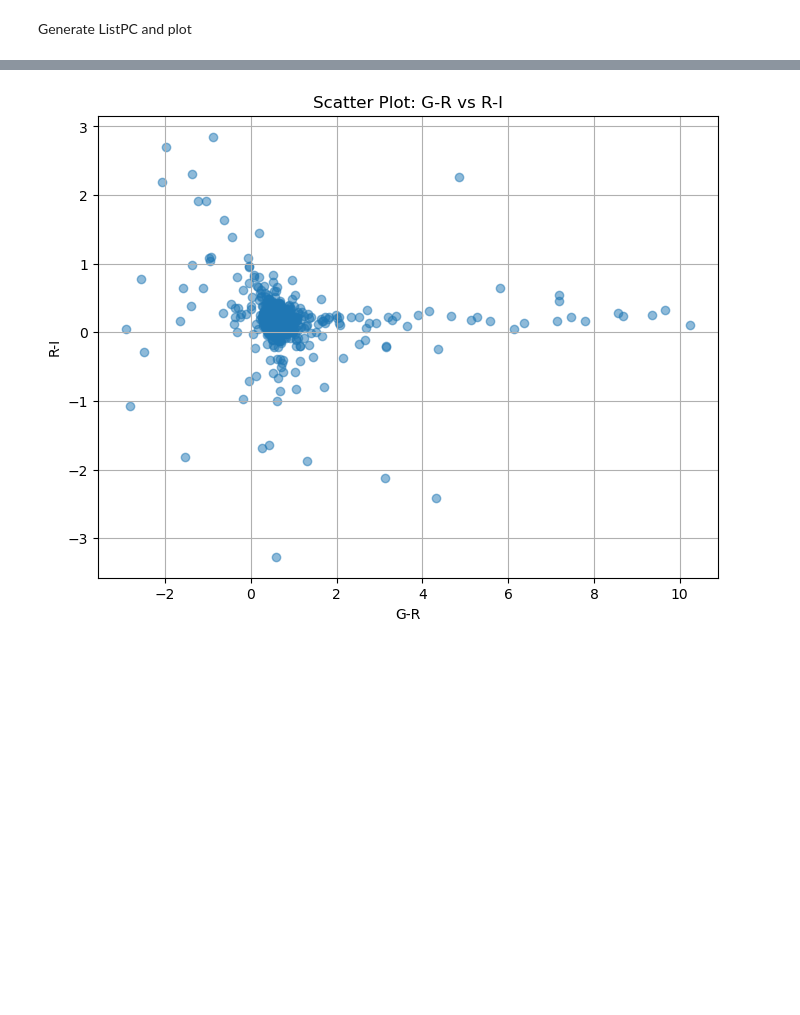
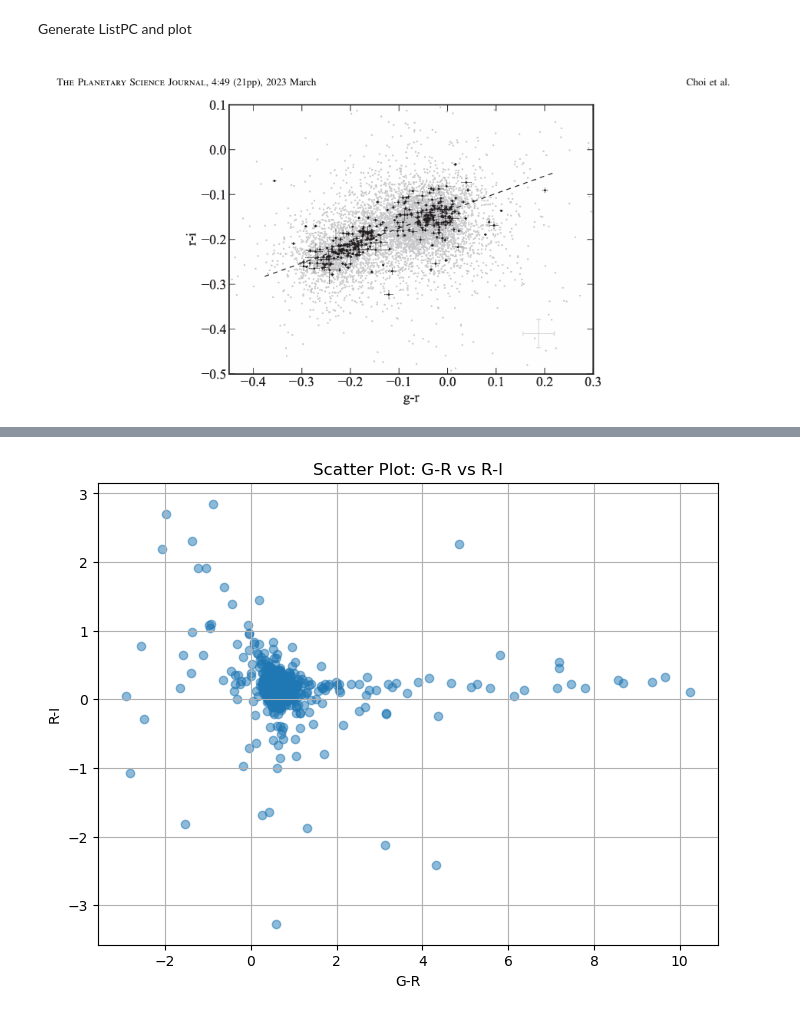
Before and after one commit to dragoljubperisic/MLexp, a Jupyter notebook: master/MasterVER009.ipynb, the cells around one changed output, grey strips where cells are left out. Drawn from its saved outputs; the diff is of its cells as text; code cells hidden in the pictures; blank space fills up the shorter version.

```diff
--- a/master/MasterVER009.ipynb
+++ b/master/MasterVER009.ipynb
@@ -243,3 +243,11 @@ def plot_scatter(ListGR, ListRI, ListPC, ListIZ):
     plt.show()
 # %% [markdown]
 Generate ListPC and plot
+# %%
+
+from IPython.display import Image
+
+# Display a local image
+Image(filename="origslika01GRRI.png")
+# %% [output]
+[figure, added]
```
Also changed, not shown: parts of 3 cells of this notebook, 2 other files.
